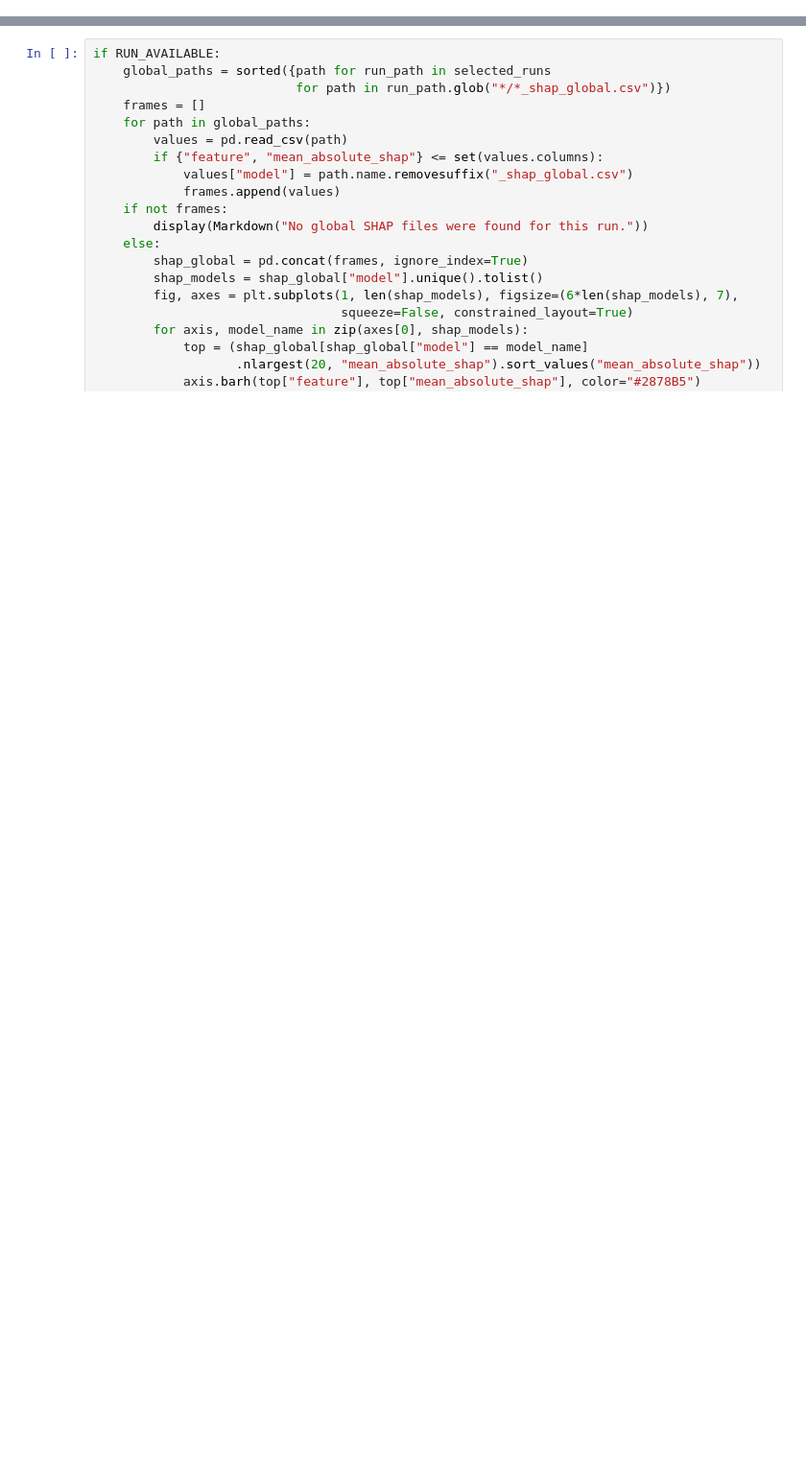
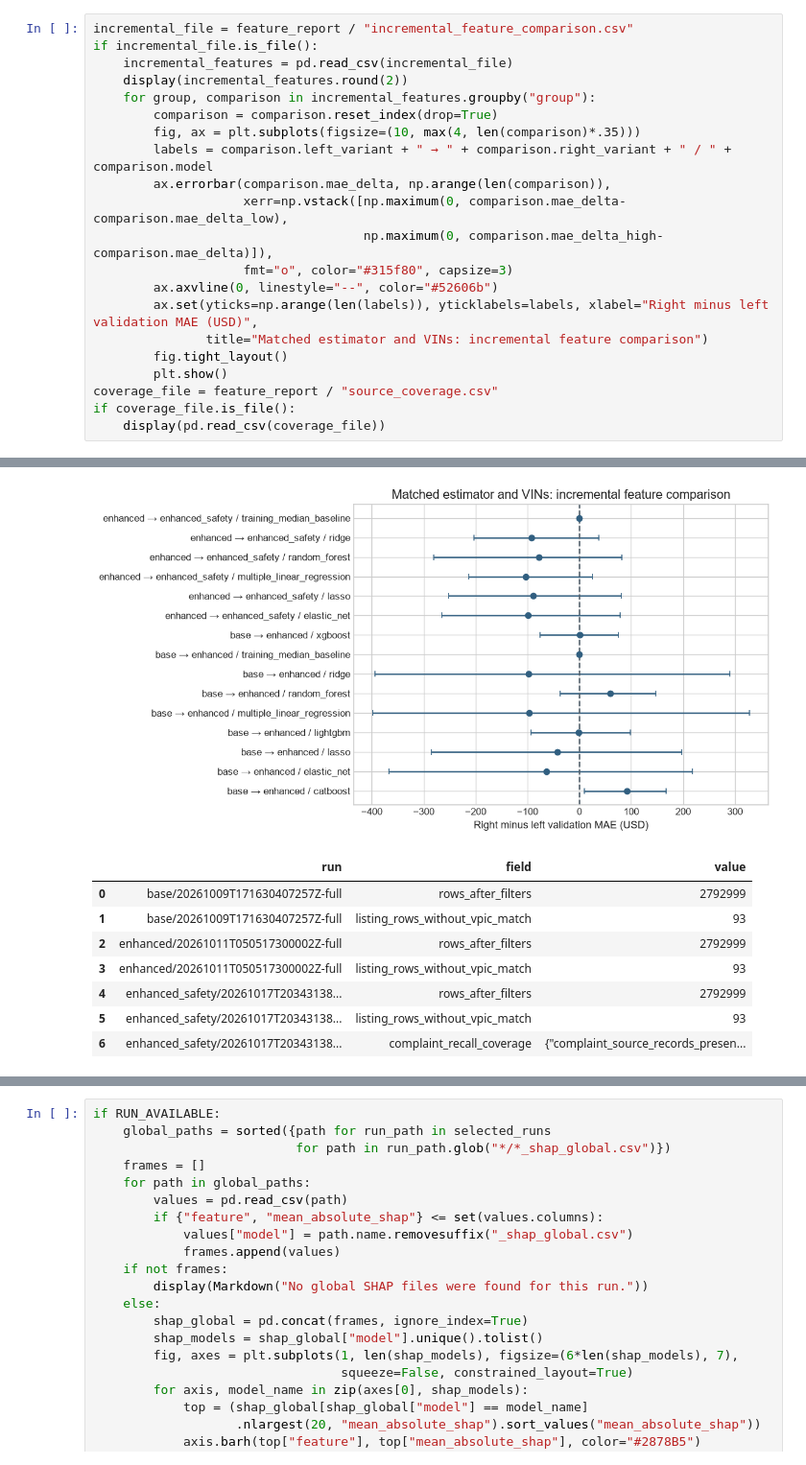
Before and after one commit to danielrdgez/DataScience_Capstone_Cars, a Jupyter notebook: MODEL_OUTPUT.ipynb, the cells around one changed output, grey strips where cells are left out. Shown at 96% size. Saved outputs shown, nothing was run; the diff lists cells and outputs as text; blank space fills up the shorter version.

```diff
--- a/MODEL_OUTPUT.ipynb
+++ b/MODEL_OUTPUT.ipynb
@@ -47,0 +105,22 @@ Comparison feature sets: ['base', 'enriched']
+# %%
+incremental_file = feature_report / "incremental_feature_comparison.csv"
+if incremental_file.is_file():
+    incremental_features = pd.read_csv(incremental_file)
+    display(incremental_features.round(2))
+    for group, comparison in incremental_features.groupby("group"):
+        comparison = comparison.reset_index(drop=True)
+        fig, ax = plt.subplots(figsize=(10, max(4, len(comparison)*.35)))
+        labels = comparison.left_variant + " → " + comparison.right_variant + " / " + comparison.model
+        ax.errorbar(comparison.mae_delta, np.arange(len(comparison)),
+                    xerr=np.vstack([np.maximum(0, comparison.mae_delta-comparison.mae_delta_low),
+                                    np.maximum(0, comparison.mae_delta_high-comparison.mae_delta)]),
+                    fmt="o", color="#315f80", capsize=3)
+        ax.axvline(0, linestyle="--", color="#52606b")
+        ax.set(yticks=np.arange(len(labels)), yticklabels=labels, xlabel="Right minus left validation MAE (USD)",
+               title="Matched estimator and VINs: incremental feature comparison")
+        fig.tight_layout()
+        plt.show()
+coverage_file = feature_report / "source_coverage.csv"
+if coverage_file.is_file():
+    display(pd.read_csv(coverage_file))
+# %% [output]
@@ -47,0 +143,9 @@ Comparison feature sets: ['base', 'enriched']
+[figure, added]
+|  | run | field | value |
+| 0 | base/20261009T171630407257Z-full | rows_after_filters | 2792999 |
+| 1 | base/20261009T171630407257Z-full | listing_rows_without_vpic_match | 93 |
+| 2 | enhanced/20261011T050517300002Z-full | rows_after_filters | 2792999 |
+| 3 | enhanced/20261011T050517300002Z-full | listing_rows_without_vpic_match | 93 |
+| 4 | enhanced_safety/20261017T20343138... | rows_after_filters | 2792999 |
+| 5 | enhanced_safety/20261017T20343138... | listing_rows_without_vpic_match | 93 |
+| 6 | enhanced_safety/20261017T20343138... | complaint_recall_coverage | {"complaint_source_records_presen... |
```
Also changed, not shown: parts of 30 cells of this notebook, 57 other files.
